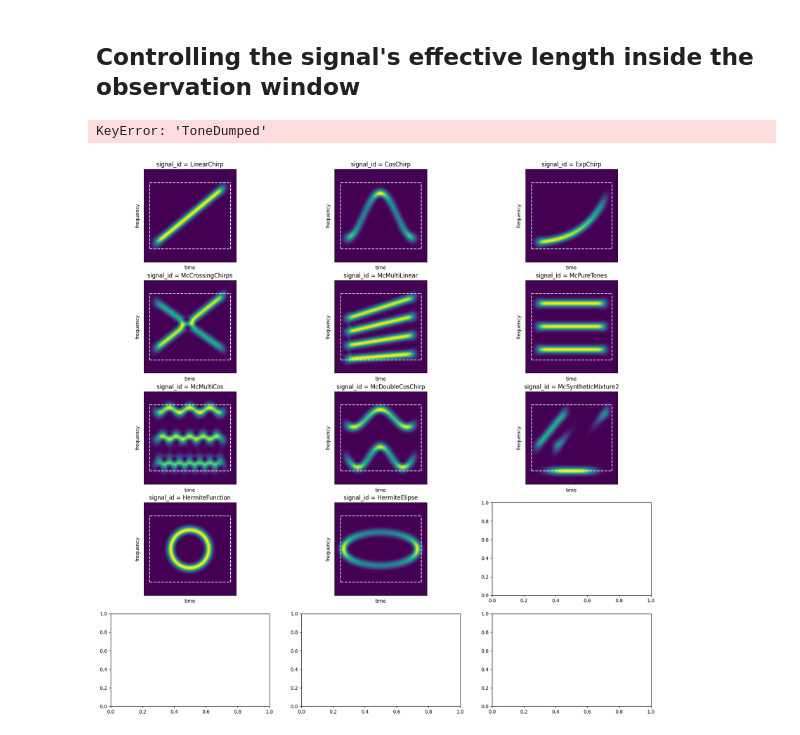
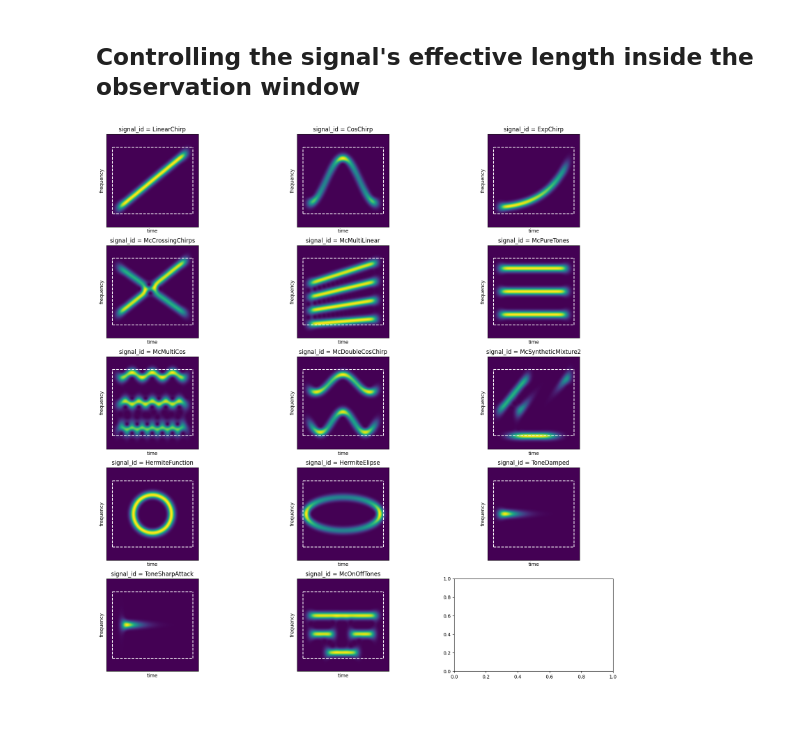
Before and after one commit to jmiramont/benchmarks_eusipco2023, a Jupyter notebook: notebooks/demo_signal_bank.ipynb, the cells around one changed output. Saved outputs shown, nothing was run; the diff lists cells and outputs as text; code cells hidden in the pictures.

```diff
--- a/notebooks/demo_signal_bank.ipynb
+++ b/notebooks/demo_signal_bank.ipynb
@@ -19,7 +19,7 @@ number_of_signals = len(signals_dic.keys())
 fig, ax = plt.subplots(10, 3, figsize = (20,30))
 
 for i,signal_id in enumerate(signals_dic):
-    signal = signals_dic[signal_id]()
+    signal = signals_dic[signal_id]
     S, stft = get_spectrogram(signal)
     stft = stft[0:N+1,:]
     idx = np.unravel_index(i, ax.shape)
@@ -47,34 +47,33 @@ fmin = signal_bank.fmin
 fmax = signal_bank.fmax
 tmin = signal_bank.tmin
 tmax = signal_bank.tmax
 Nfft = 2*N
 
 signal_names = ['LinearChirp', 'CosChirp', 'ExpChirp', # Single-component signals
                 'McCrossingChirps',                       # Crossing-components
                 'McMultiLinear','McPureTones',               # Multi-Component Harmonic signals
                 'McMultiCos','McDoubleCosChirp',    # Multi-Component Non-Harmonic
                 'McSyntheticMixture2',
                 'HermiteFunction','HermiteElipse',        # Hermite type signals
-                'ToneDumped','ToneSharpAttack',           # Dumped and Sharps attacks
+                'ToneDamped','ToneSharpAttack',           # Dumped and Sharps attacks
                 'McOnOffTones']                           # Modes that born and die
 
 fig, ax = plt.subplots(5, 3, figsize = (20,20))
 
 for i,signal_id in enumerate(signal_names):
-    signal = signals_dic[signal_id]()
+    signal = signals_dic[signal_id]
     S, _, = get_spectrogram(signal)
     idx = np.unravel_index(i, ax.shape)
     # print(idx)
     ax[idx].imshow(S, origin = 'lower')
     ax[idx].set_title('signal_id = '+ signal_id)
     ax[idx].set_xticks([],[])
     ax[idx].set_xlabel('time')
     ax[idx].set_yticks([])
     ax[idx].set_ylabel('frequency')
     ax[idx].plot([tmin, tmin],[fmin*Nfft, fmax*Nfft],'--w')
     ax[idx].plot([tmax, tmax],[fmin*Nfft, fmax*Nfft],'--w')
     ax[idx].plot([tmin, tmax],[fmin*Nfft, fmin*Nfft],'--w')
     ax[idx].plot([tmin, tmax],[fmax*Nfft, fmax*Nfft],'--w')
 # %% [output]
-KeyError: 'ToneDumped'
-[figure, old version]
+[figure, new version]
```
Also changed, not shown: parts of 2 cells of this notebook, 31 other files.
